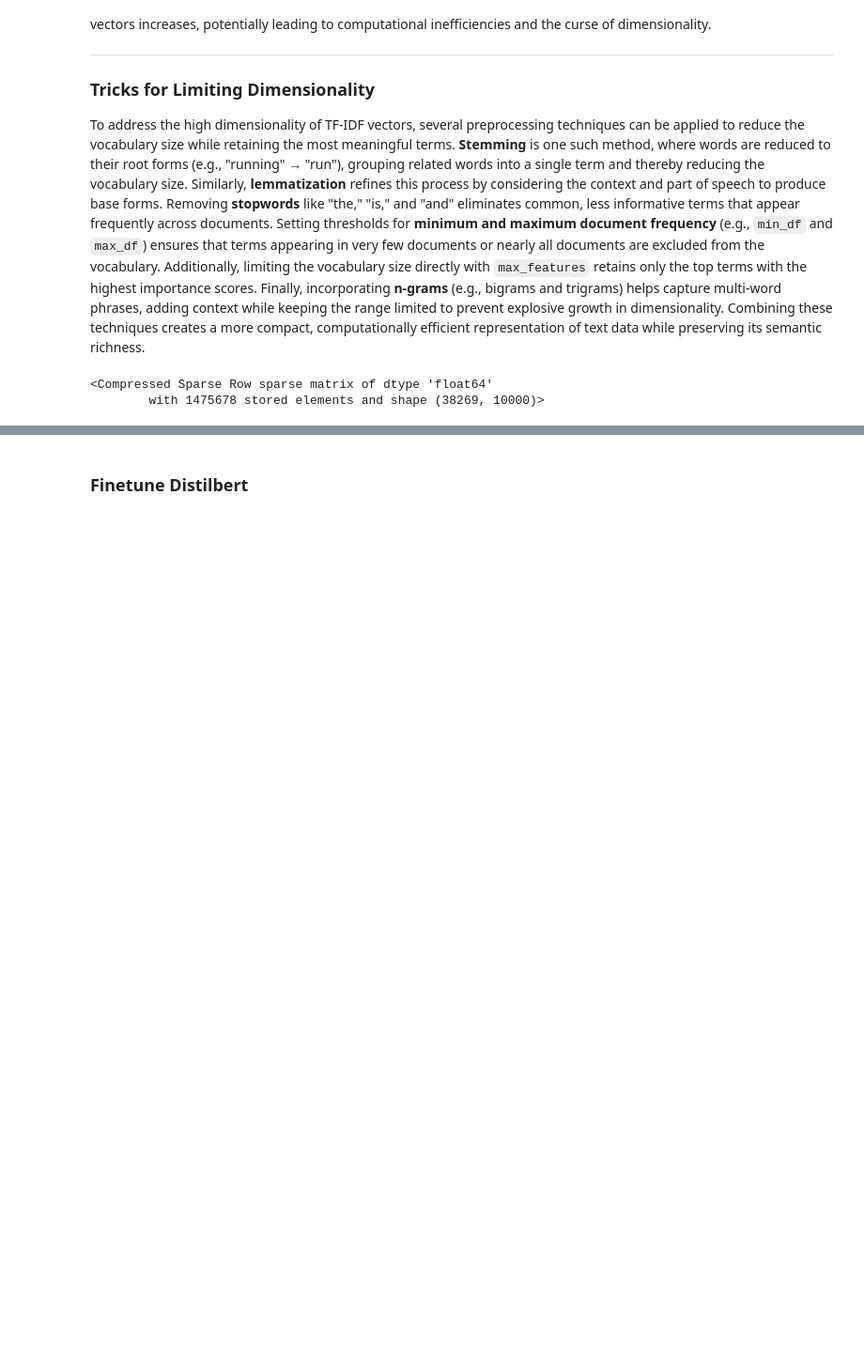
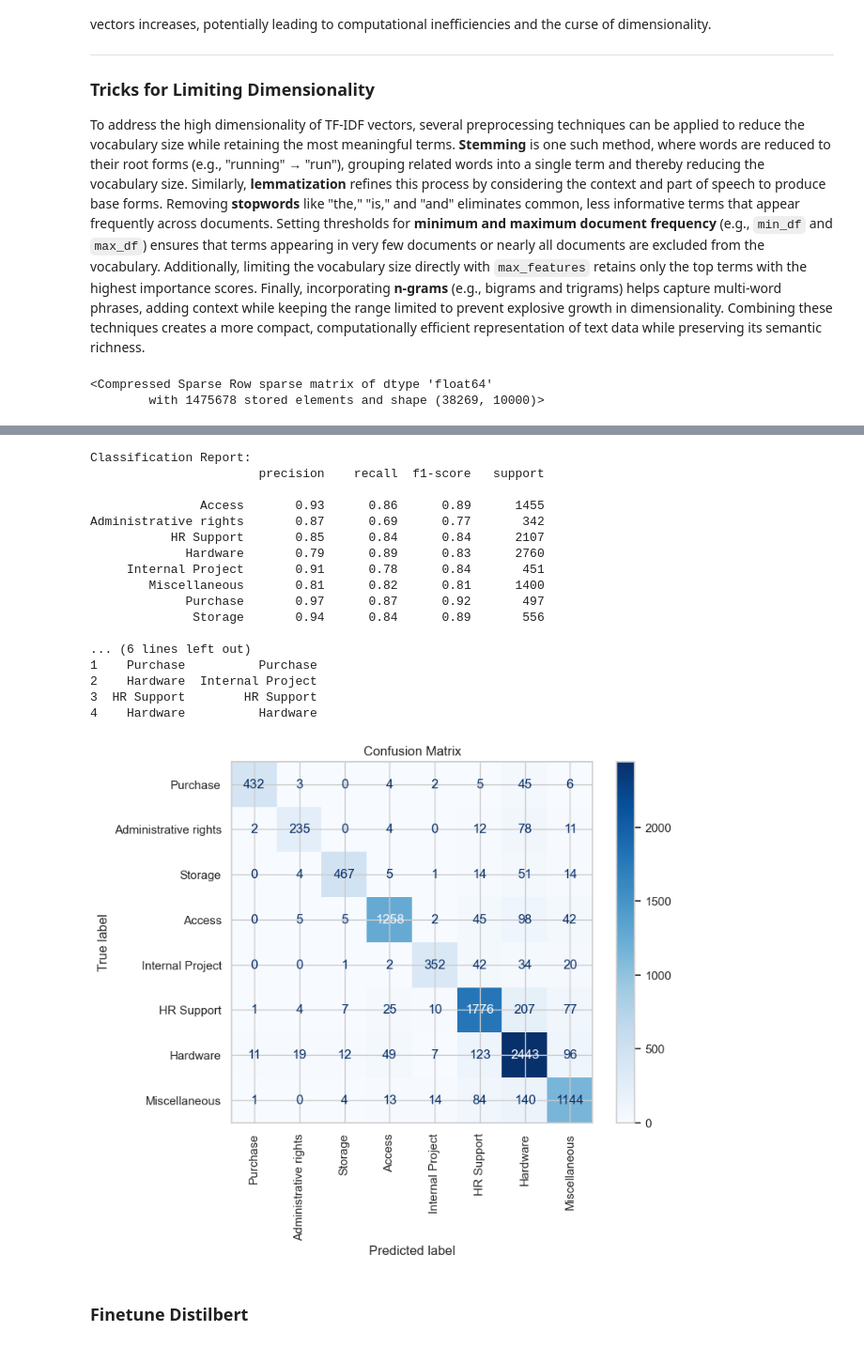
Before and after one commit to nkoranda97/DS776, a Jupyter notebook: Lessons/Lesson_08_Text_Classification/IT_Classifier.ipynb, the cells around one changed output, grey strips where cells are left out. Shown at 94% size. Cells and saved outputs as stored; diff of their text form; code cells hidden in the pictures; blank space fills up the shorter version.

```diff
--- a/Lessons/Lesson_08_Text_Classification/IT_Classifier.ipynb
+++ b/Lessons/Lesson_08_Text_Classification/IT_Classifier.ipynb
@@ -159,18 +154,35 @@ TF-IDF (Term Frequency-Inverse Document Frequency) vectors are a statistical rep
 
 To address the high dimensionality of TF-IDF vectors, several preprocessing techniques can be applied to reduce the vocabulary size while retaining the most meaningful terms. **Stemming** is one such method, where words are reduced to their root forms (e.g., "running" → "run"), grouping related words into a single term and thereby reducing the vocabulary size. Similarly, **lemmatization** refines this process by considering the context and part of speech to produce base forms. Removing **stopwords** like "the," "is," and "and" eliminates common, less informative terms that appear frequently across documents. Setting thresholds for **minimum and maximum document frequency** (e.g., `min_df` and `max_df`) ensures that terms appearing in very few documents or nearly all documents are excluded from the vocabulary. Additionally, limiting the vocabulary size directly with `max_features` retains only the top terms with the highest importance scores. Finally, incorporating **n-grams** (e.g., bigrams and trigrams) helps capture multi-word phrases, adding context while keeping the range limited to prevent explosive growth in dimensionality. Combining these techniques creates a more compact, computationally efficient representation of text data while preserving its semantic richness.
 # %%
+from sklearn.feature_extraction.text import TfidfVectorizer
+from scipy.sparse import csr_matrix
 
-tfidf_vectorizer = TfidfVectorizer(
-    stop_words='english',  # Remove common English stopwords
-    min_df=2,  # Remove rare terms (appear in fewer than 2 documents)
-    max_df=0.85,  # Remove overly common terms (appear in more than 85% of documents)
-    max_features=10000,  # Limit vocabulary size to top 1000 terms
-    ngram_range=(1, 3)  # Include unigrams, bigrams, and trigrams
-)
+def generate_tfidf_vectors(texts):
+    """
+    Generates a sparse TF-IDF matrix for a list of input strings with stemming and dimensionality reduction.
 
-# Fit the vectorizer and transform the input texts
-train_features = tfidf_vectorizer.fit_transform(train_texts)
-test_features = tfidf_vectorizer.transform(test_texts)
+    Args:
+        texts (list of str): List of strings, where each string represents a text.
+
+    Returns:
+        scipy.sparse.csr_matrix: Sparse TF-IDF matrix.
+        TfidfVectorizer: The fitted TF-IDF vectorizer.
+    """
+    # Initialize the TfidfVectorizer with preprocessing and dimensionality reduction options
+    tfidf_vectorizer = TfidfVectorizer(
+        stop_words='english',  # Remove common English stopwords
+        min_df=2,  # Remove rare terms (appear in fewer than 2 documents)
+        max_df=0.85,  # Remove overly common terms (appear in more than 85% of documents)
+        max_features=10000,  # Limit vocabulary size to top 1000 terms
+        ngram_range=(1, 3)  # Include unigrams, bigrams, and trigrams
+    )
+
+    # Fit the vectorizer and transform the input texts
+    tfidf_matrix = tfidf_vectorizer.fit_transform(texts)
+
+    return tfidf_matrix, tfidf_vectorizer
+
+train_features, vectorizer = generate_tfidf_vectors(train_texts)
 # %%
 train_features
 # %% [output]
@@ -243,3 +244,29 @@ Administrative rights       0.87      0.69      0.77       342
+# %%
+test_features = vectorizer.transform(test_texts)
+
+# Example Usage
+# Assuming train_features, train_labels, test_features, test_labels, and id_to_labels are defined
+results_df = train_and_validate_model(train_features, train_labels, test_features, test_labels, id_to_label)
+print(results_df.head())
+# %% [output]
+Classification Report:
+                       precision    recall  f1-score   support
+
+               Access       0.93      0.86      0.89      1455
+Administrative rights       0.87      0.69      0.77       342
+           HR Support       0.85      0.84      0.84      2107
+             Hardware       0.79      0.89      0.83      2760
+     Internal Project       0.91      0.78      0.84       451
+        Miscellaneous       0.81      0.82      0.81      1400
+             Purchase       0.97      0.87      0.92       497
+              Storage       0.94      0.84      0.89       556
+
+... (6 lines left out)
+1    Purchase          Purchase
+2    Hardware  Internal Project
+3  HR Support        HR Support
+4    Hardware          Hardware
+[figure, added]
 # %% [markdown]
 ### Finetune Distilbert
 # %%
```
Also changed, not shown: parts of 12 cells of this notebook, 44 other files.
